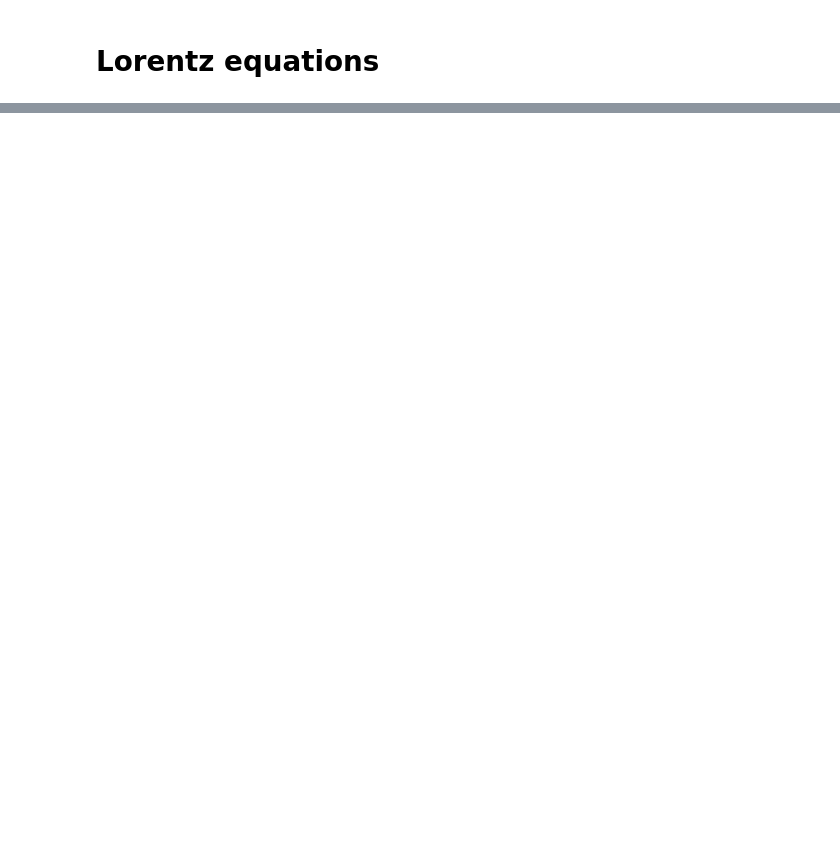
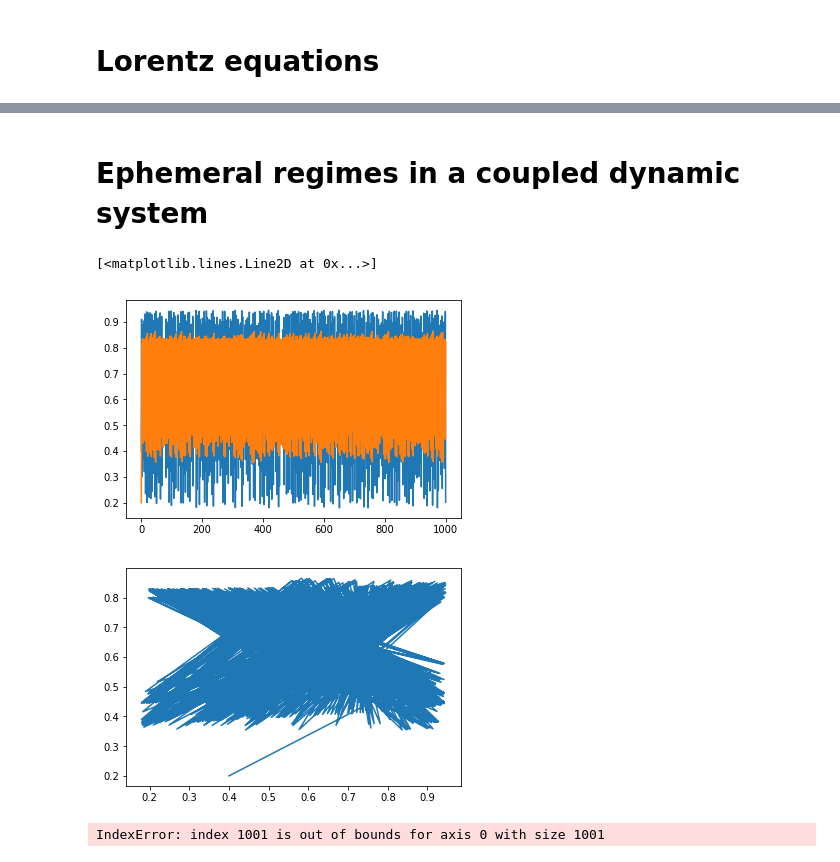
Before and after one commit to catiafortunato/ccm, a Jupyter notebook: test.ipynb, the cells around one changed output, grey strips where cells are left out. Saved outputs shown, nothing was run; the diff lists cells and outputs as text; code cells hidden in the pictures; blank space fills up the shorter version.

```diff
--- a/test.ipynb
+++ b/test.ipynb
@@ -69,0 +91,41 @@ ax2.plot(L,rhoy)
+# %% [markdown]
+# Ephemeral regimes in a coupled dynamic system
+# %%
+#parameters
+rx=3.8
+ry=3.5
+betax_y=0.02
+betay_x=0.1
+T=1000
+
+x=np.zeros((T+1))
+y=np.zeros((T+1))
+x[0]=0.4
+y[0]=0.2
+
+for i in range(T):
+    x[i+1]=x[i]*(rx-rx*x[i]-betax_y*y[i])
+    y[i+1]=y[i]*(ry-ry*y[i]-betay_x*x[i])
+
+fig=plt.figure()
+ax=fig.add_subplot(111)
+ax.plot(x)
+ax.plot(y)
+
+fig2=plt.figure()
+ax2=fig2.add_subplot(111)
+ax2.plot(x,y)
+# %% [output]
+[<matplotlib.lines.Line2D at 0x...>]
+[figure, added]
+[figure, added]
+# %%
+E=3
+tau=1
+T=4000
+L=[5, 10, 20, 30, 40, 50, 60]
+emsemble=50
+
+rhox, rhoy, L=example(x,y,T,tau,E,L,emsemble)
+# %% [output]
+IndexError: index 1001 is out of bounds for axis 0 with size 1001
```
Also changed, not shown: parts of 3 cells of this notebook.
